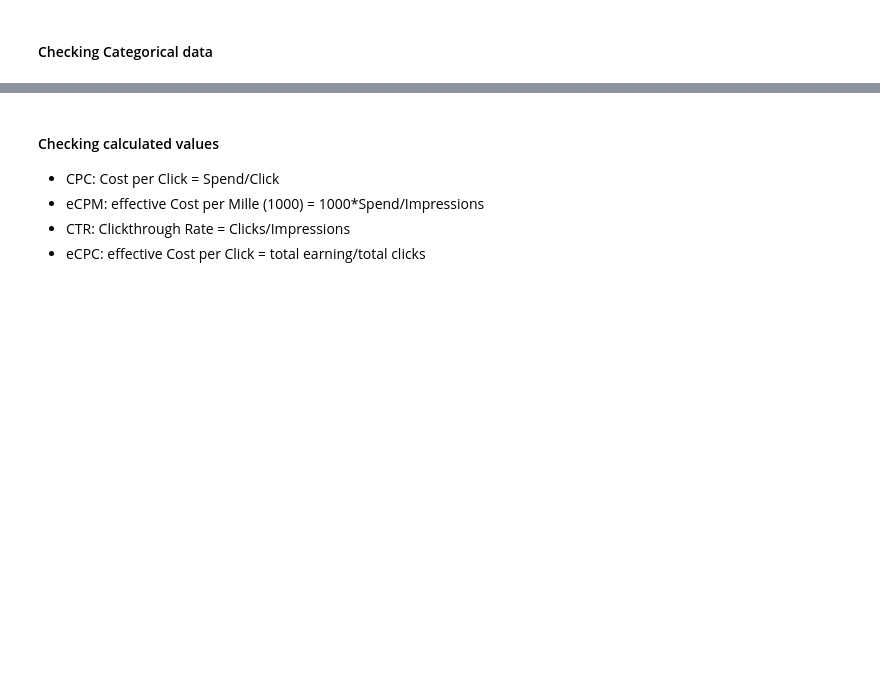
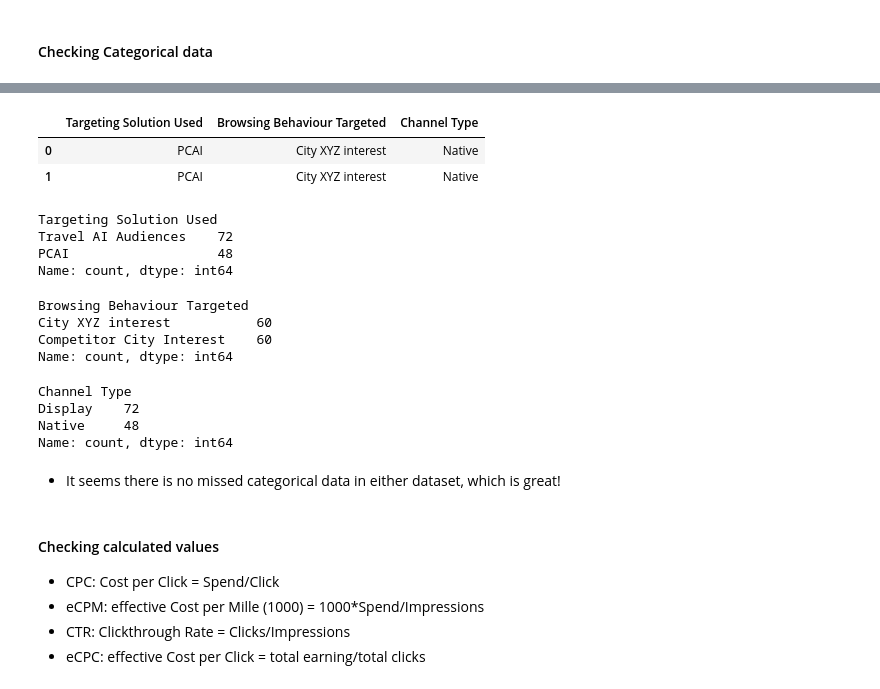
Before and after one commit to EzraGoldberg/portfolio-projects, a Jupyter notebook: 2. Tech Interview Prep/Weather Adtech Data Science/notebooks/Case_Study.ipynb, the cells around one changed output, grey strips where cells are left out. Drawn from its saved outputs; the diff is of its cells as text; code cells hidden in the pictures; blank space fills up the shorter version.

```diff
--- a/2. Tech Interview Prep/Weather Adtech Data Science/notebooks/Case_Study.ipynb
+++ b/2. Tech Interview Prep/Weather Adtech Data Science/notebooks/Case_Study.ipynb
@@ -296,3 +386,35 @@ campaign_metrics.head(2)
+# %%
+categorical_cols_metrics = ['Targeting Solution Used ','Browsing Behaviour Targeted ', 'Channel Type']
+campaign_categorical = campaign_metrics[categorical_cols_metrics]
+
+campaign_categorical.head(2)
+# %% [output]
+|  | Targeting Solution Used | Browsing Behaviour Targeted | Channel Type |
+| 0 | PCAI | City XYZ interest | Native |
+| 1 | PCAI | City XYZ interest | Native |
+# %%
+campaign_categorical['Targeting Solution Used '].value_counts()
+# %% [output]
+Targeting Solution Used
+Travel AI Audiences    72
+PCAI                   48
+Name: count, dtype: int64
+# %%
+campaign_categorical['Browsing Behaviour Targeted '].value_counts()
+# %% [output]
+Browsing Behaviour Targeted
+City XYZ interest           60
+Competitor City Interest    60
+Name: count, dtype: int64
+# %%
+campaign_categorical['Channel Type'].value_counts()
+# %% [output]
+Channel Type
+Display    72
+Native     48
+Name: count, dtype: int64
+# %% [markdown]
+- It seems there is no missed categorical data in either dataset, which is great!
 # %% [markdown]
 #### Checking calculated values
 - CPC: Cost per Click = Spend/Click
```
Also changed, not shown: parts of 12 cells of this notebook.
